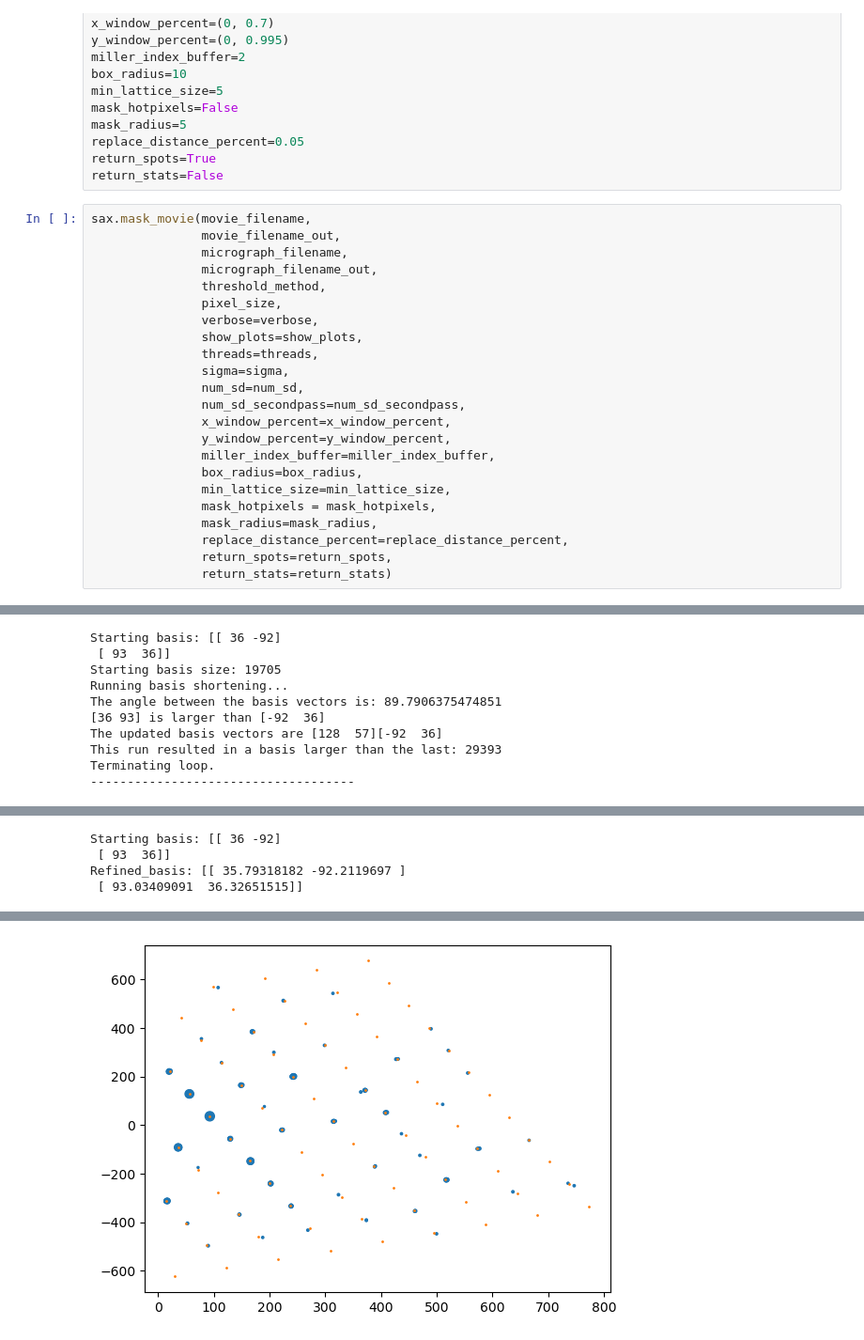
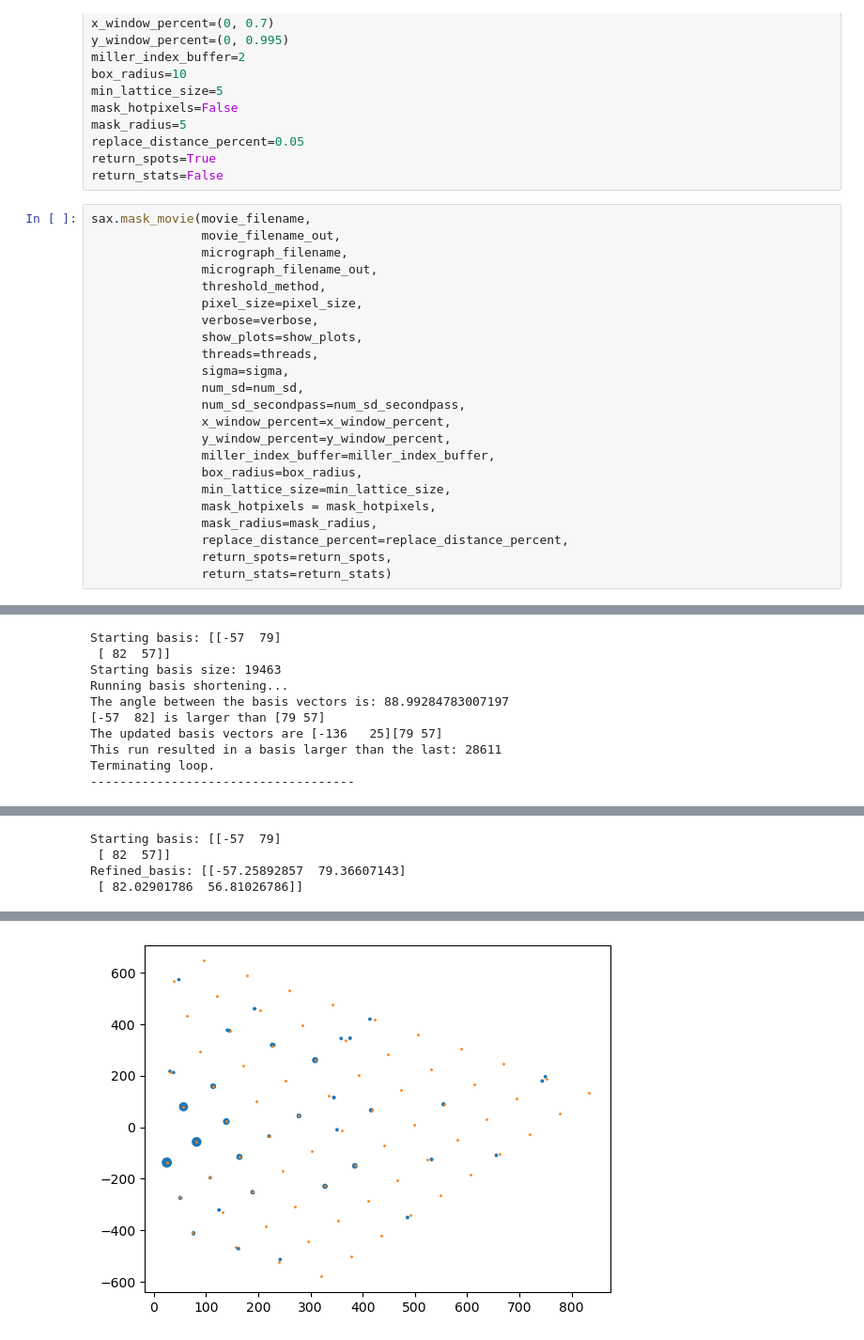
Before and after one commit to r-karimi/saxtal, a Jupyter notebook: find_lattice_movie.ipynb, the cells around one changed output, grey strips where cells are left out. Shown at 94% size. Cells and saved outputs as stored; diff of their text form.

```diff
--- a/find_lattice_movie.ipynb
+++ b/find_lattice_movie.ipynb
@@ -33,7 +33,7 @@ sax.mask_movie(movie_filename,
                micrograph_filename,
                micrograph_filename_out,
                threshold_method,
-               pixel_size,
+               pixel_size=pixel_size,
                verbose=verbose,
                show_plots=show_plots,
                threads=threads,
@@ -59,10 +59,10 @@ Number of first-pass spots found: 85
-Starting basis: [[ 36 -92]
- [ 93  36]]
-Starting basis size: 19705
+Starting basis: [[-57  79]
+ [ 82  57]]
+Starting basis size: 19463
 Running basis shortening...
-The angle between the basis vectors is: 89.7906375474851
-[36 93] is larger than [-92  36]
-The updated basis vectors are [128  57][-92  36]
-This run resulted in a basis larger than the last: 29393
+The angle between the basis vectors is: 88.99284783007197
+[-57  82] is larger than [79 57]
+The updated basis vectors are [-136   25][79 57]
+This run resulted in a basis larger than the last: 28611
 Terminating loop.
 ------------------------------------
@@ -70,4 +70,4 @@ Terminating loop.
-Starting basis: [[ 36 -92]
- [ 93  36]]
-Refined_basis: [[ 35.79318182 -92.2119697 ]
- [ 93.03409091  36.32651515]]
+Starting basis: [[-57  79]
+ [ 82  57]]
+Refined_basis: [[-57.25892857  79.36607143]
+ [ 82.02901786  56.81026786]]
@@ -75 +75 @@ Refined_basis: [[ 35.79318182 -92.2119697 ]
-[figure, old version]
+[figure, new version]
```
Also changed, not shown: parts of 1 cell of this notebook, 15 other files.
